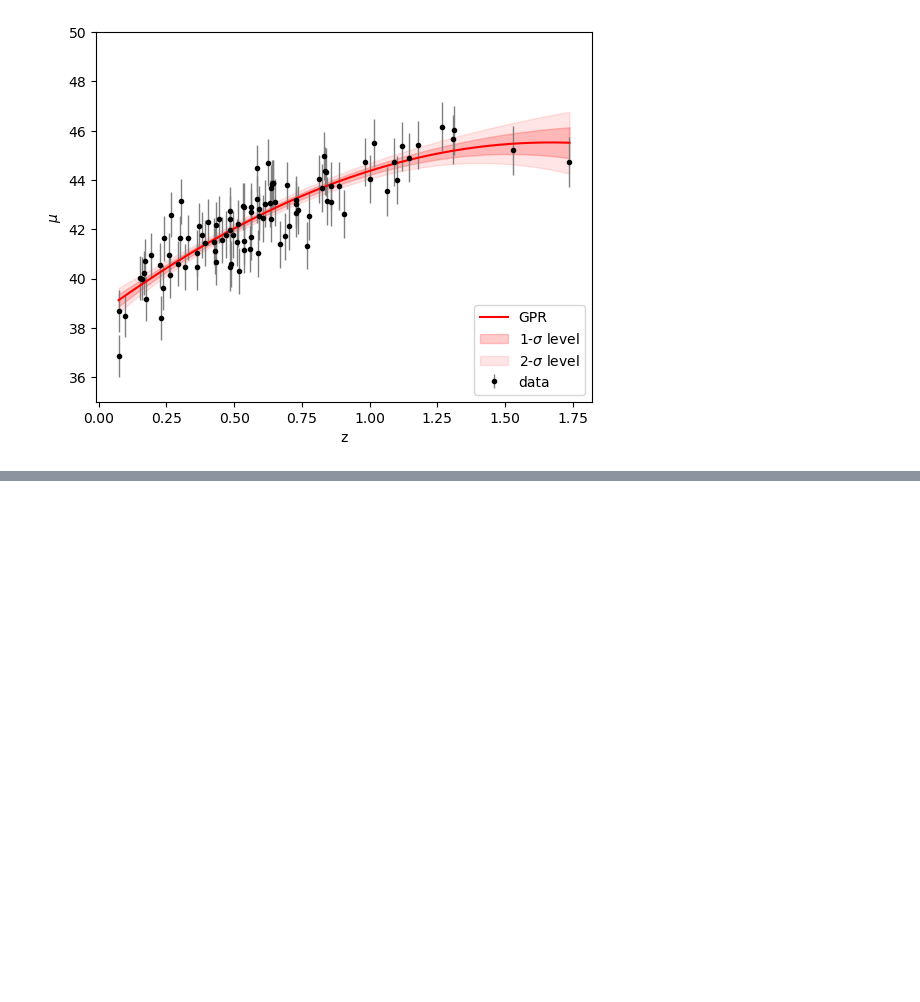
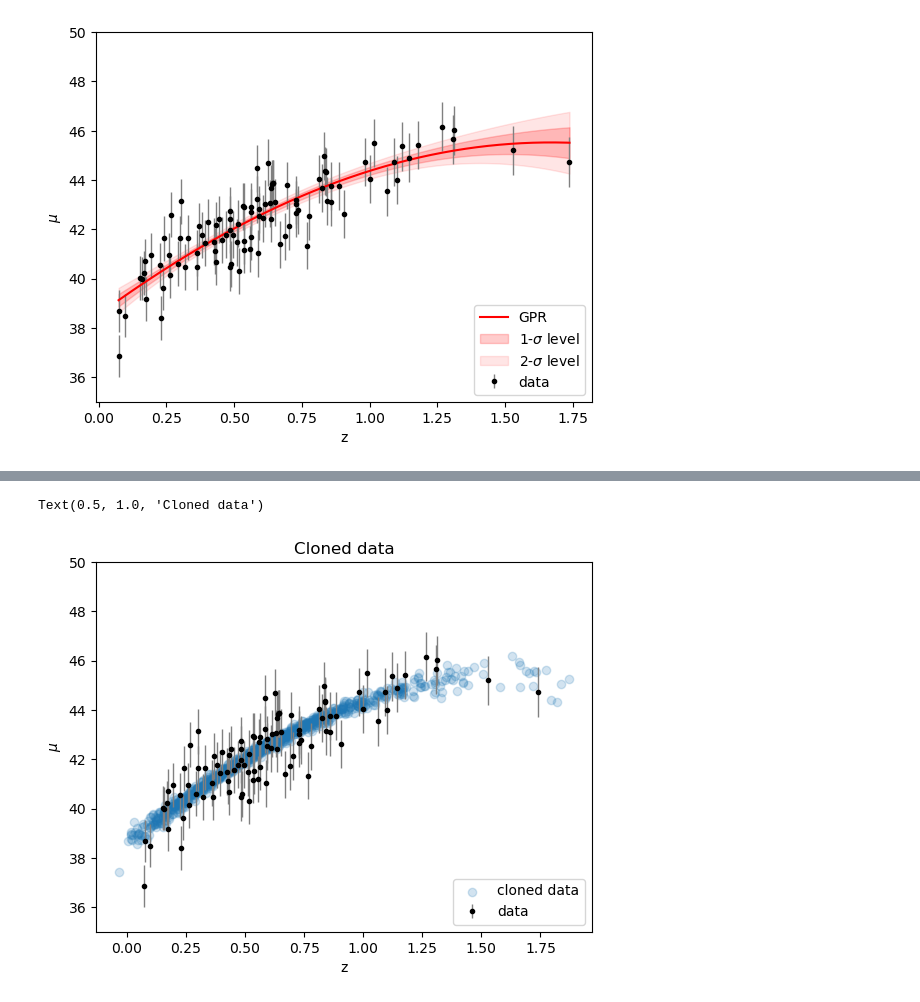
Before and after one commit to ebianchi803/astrostatistics_bicocca_2026, a Jupyter notebook: working/L18.ipynb, the cells around one changed output, grey strips where cells are left out. Saved outputs shown, nothing was run; the diff lists cells and outputs as text; code cells hidden in the pictures; blank space fills up the shorter version.

```diff
--- a/working/L18.ipynb
+++ b/working/L18.ipynb
@@ -161,0 +120,22 @@ plt.ylim(35,50)
+# %%
+N = 1000
+new_z_samples = kde.sample(N)
+
+mu_gpr=[]
+for z in np.squeeze(new_z_samples):
+    mu_fit, sigma = gp3.predict([[z]],
+                           return_std=True)
+    mu_gpr.append(np.random.normal(loc=mu_fit,scale=sigma))
+
+
+plt.scatter(new_z_samples,mu_gpr,alpha=0.2,label='cloned data')
+
+plt.errorbar(z_sample, mu_sample, dmu, fmt='.k', ecolor='gray', lw=1,label='data')
+plt.xlabel("z")
+plt.ylabel("$\mu$")
+plt.legend(loc='lower right')
+plt.ylim(35,50)
+plt.title("Cloned data")
+# %% [output]
+Text(0.5, 1.0, 'Cloned data')
+[figure, added]
```
Also changed, not shown: parts of 8 cells of this notebook.
